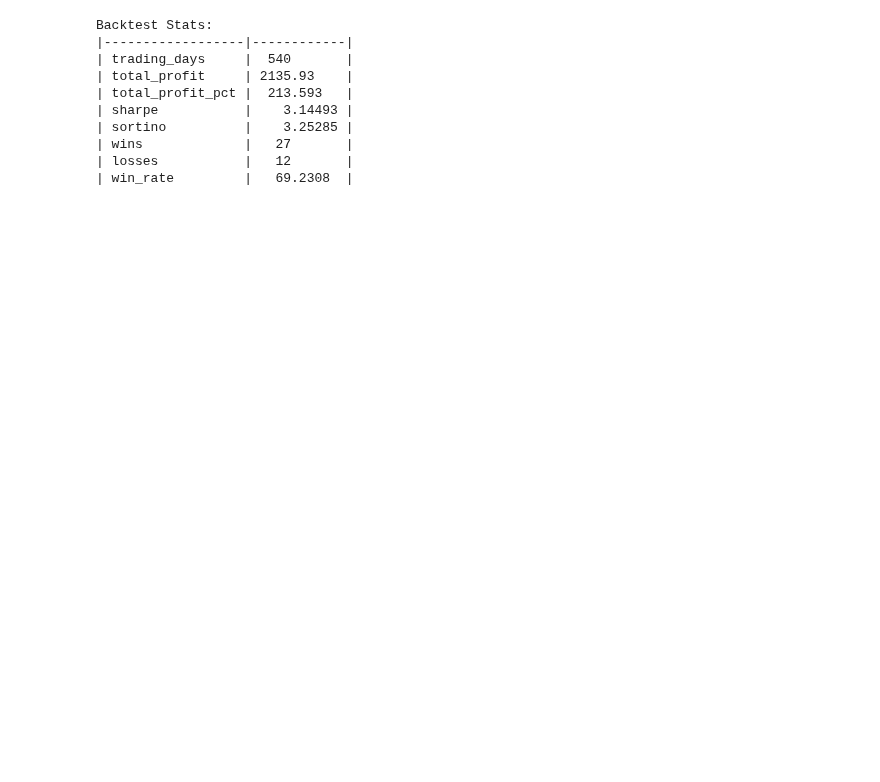
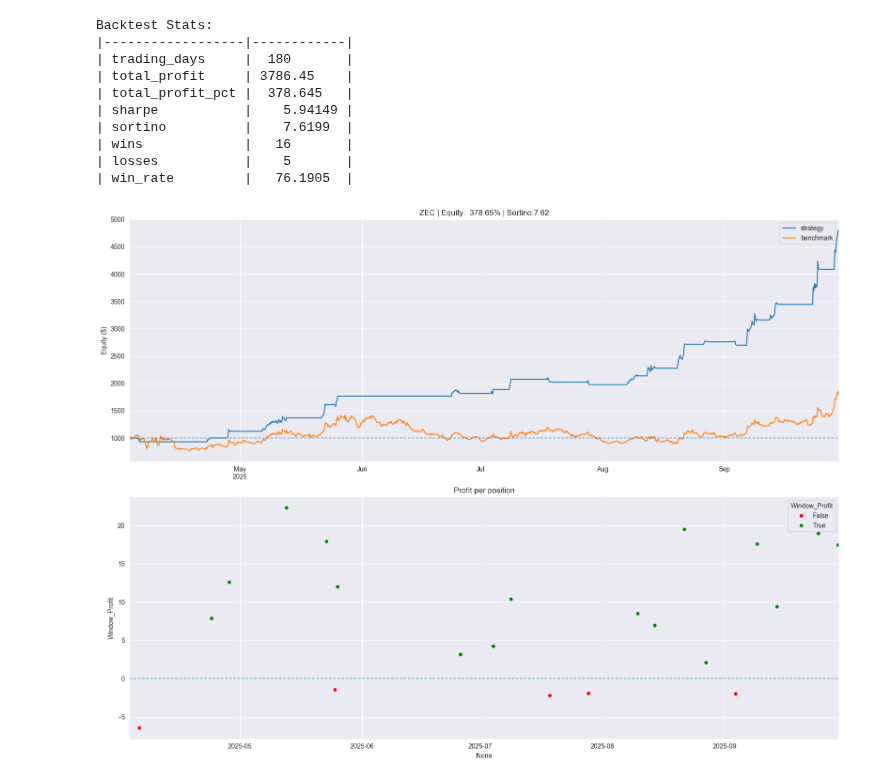
Before and after one commit to garykuepper/ggTrader, a Jupyter notebook: notebooks/backtest_explorer.ipynb, the cells around one changed output. Cells and saved outputs as stored; diff of their text form; code cells hidden in the pictures; blank space fills up the shorter version.

```diff
--- a/notebooks/backtest_explorer.ipynb
+++ b/notebooks/backtest_explorer.ipynb
@@ -137,20 +145,43 @@ Data columns (total 25 columns):
 [5 rows x 25 columns]
 # %%
 # Backtest
-bt = Backtest(signals, interval=interval, transaction_fee=transaction_fee)
+bt = Backtest(signals,
+              interval=interval,
+              transaction_fee=transaction_fee,
+              start_equity=start_equity)
 stats, profit_df = bt.run()
-
 
 print(f"\nBacktest Stats:")
 print(tabulate(stats.items(), tablefmt='github'))
 # %% [output]
 Backtest Stats:
 |------------------|------------|
-| trading_days     |  540       |
-| total_profit     | 2135.93    |
-| total_profit_pct |  213.593   |
-| sharpe           |    3.14493 |
-| sortino          |    3.25285 |
-| wins             |   27       |
-| losses           |   12       |
-| win_rate         |   69.2308  |
+| trading_days     |  180       |
+| total_profit     | 3786.45    |
+| total_profit_pct |  378.645   |
+| sharpe           |    5.94149 |
+| sortino          |    7.6199  |
+| wins             |   16       |
+| losses           |    5       |
+| win_rate         |   76.1905  |
+# %%
+# plots
+win_profit = profit_df['Window_Profit'] * 100
+fig, axes = plt.subplots(2, 1, figsize=(16, 12))
+profit_df['Equity'].plot(ax=axes[0],
+                         title=f'{symbols[0]} | Equity:  {stats["total_profit_pct"]:.2f}% | Sortino:{stats['sortino']:.2f}',
+                         label='strategy')
+df_bench_mark['equity'].plot(ax=axes[0], label='benchmark', secondary_y=False)
+axes[0].set_ylabel('Equity ($)')
+axes[0].legend()
+axes[0].set_xlim(start, end)
+# axes[0].set_yscale('log')
+axes[0].axhline(start_equity, linestyle='--', linewidth=1.2, alpha=0.7)
+sns.scatterplot(x=profit_df.index, y=win_profit, ax=axes[1], hue=win_profit > 0, palette={True: 'green', False: 'red'})
+axes[1].set_title('Profit per position')
+axes[1].axhline(0.0, linestyle='--', linewidth=1.2, alpha=0.7)
+axes[1].set_xlim(start, end)
+plt.tight_layout()
+plt.show()
+# %% [output]
+[figure, added]
```
Also changed, not shown: parts of 4 cells of this notebook, 3 other files.
